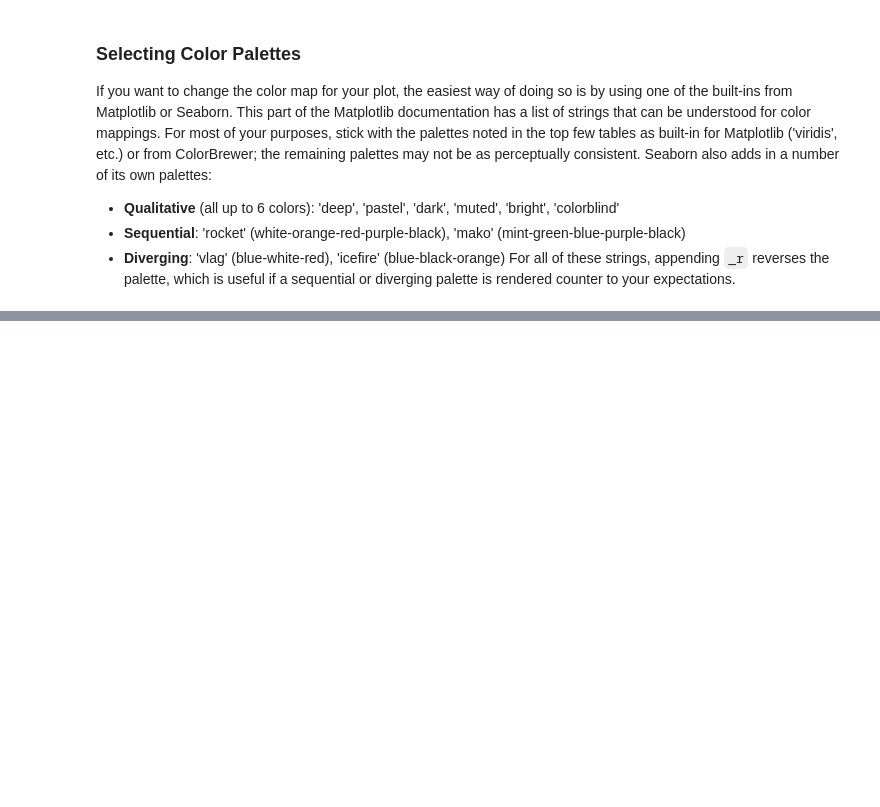
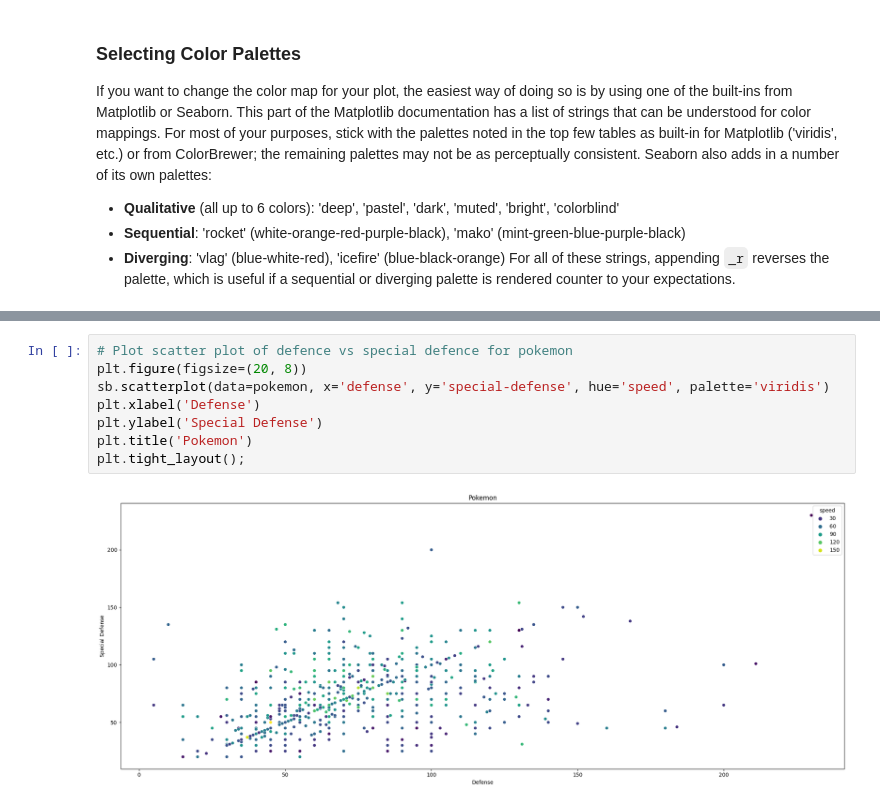
Before and after one commit to kisyular/data-visualization, a Jupyter notebook: Intro-Data-Visualization.ipynb, the cells around one changed output, grey strips where cells are left out. Cells and saved outputs as stored; diff of their text form; blank space fills up the shorter version.

```diff
--- a/Intro-Data-Visualization.ipynb
+++ b/Intro-Data-Visualization.ipynb
@@ -1554,0 +1558,10 @@ For all of these strings, appending `_r` reverses the palette, which is useful i
+# %%
+# Plot scatter plot of defence vs special defence for pokemon
+plt.figure(figsize=(20, 8))
+sb.scatterplot(data=pokemon, x='defense', y='special-defense', hue='speed', palette='viridis')
+plt.xlabel('Defense')
+plt.ylabel('Special Defense')
+plt.title('Pokemon')
+plt.tight_layout();
+# %% [output]
+[figure, added]
```
Also changed, not shown: parts of 10 cells of this notebook.
